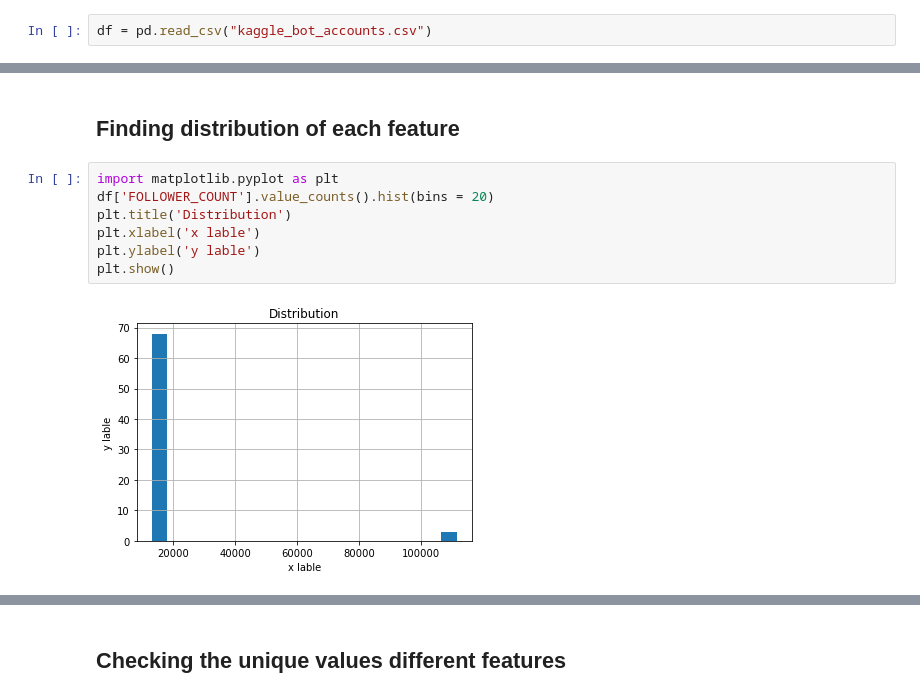
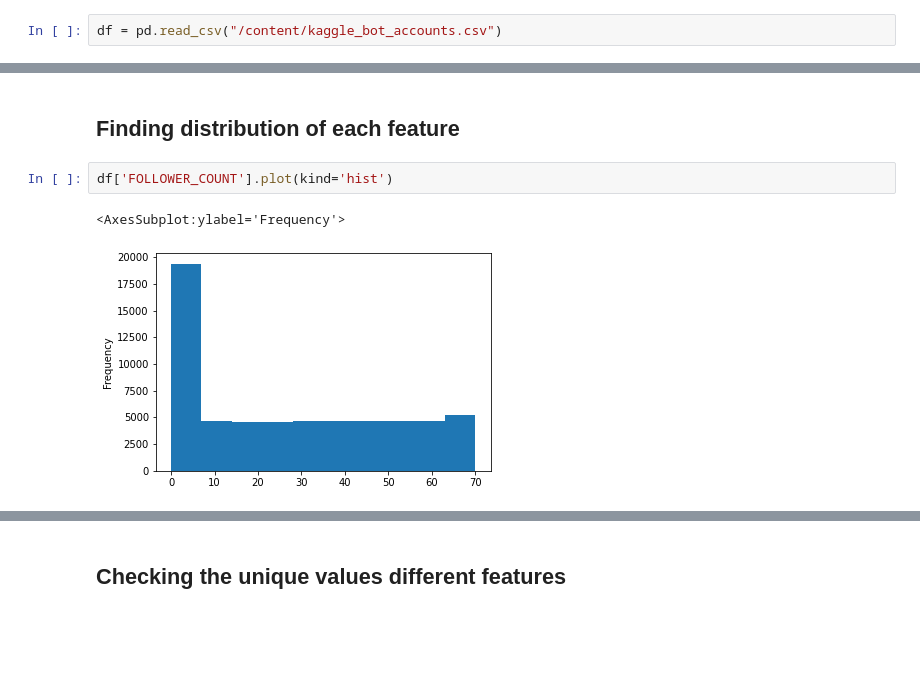
Before and after one commit to rida-manzoor/Pandas, a Jupyter notebook: Untitled.ipynb, the cells around one changed output, grey strips where cells are left out. Saved outputs shown, nothing was run; the diff lists cells and outputs as text; blank space fills up the shorter version.

```diff
--- a/Untitled.ipynb
+++ b/Untitled.ipynb
@@ -7,6 +9,6 @@ import matplotlib.pyplot as plt
 # %% [markdown]
 ## Loading data
 # %%
-df = pd.read_csv("kaggle_bot_accounts.csv")
+df = pd.read_csv("/content/kaggle_bot_accounts.csv")
 # %% [markdown]
 ## Displaying data
@@ -83,12 +90,8 @@ df.index
 RangeIndex(start=0, stop=1321188, step=1)
 # %% [markdown]
 ## Finding distribution of each feature
-# %%
-import matplotlib.pyplot as plt
-df['FOLLOWER_COUNT'].value_counts().hist(bins = 20)
-plt.title('Distribution')
-plt.xlabel('x lable')
-plt.ylabel('y lable')
-plt.show()
-# %% [output]
-[figure, removed]
+# %%
+df['FOLLOWER_COUNT'].plot(kind='hist')
+# %% [output]
+<AxesSubplot:ylabel='Frequency'>
+[figure, added]
```
Also changed, not shown: parts of 15 cells of this notebook.
